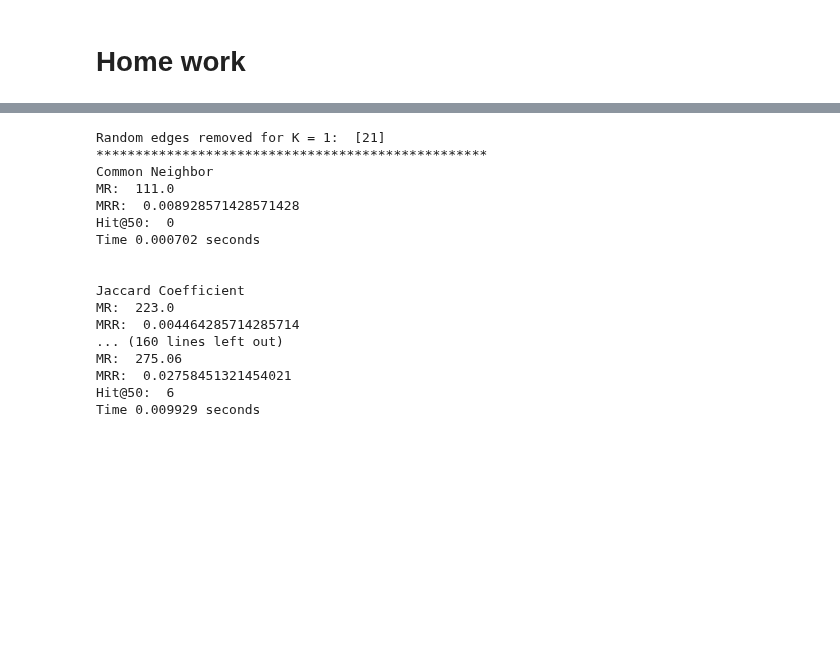
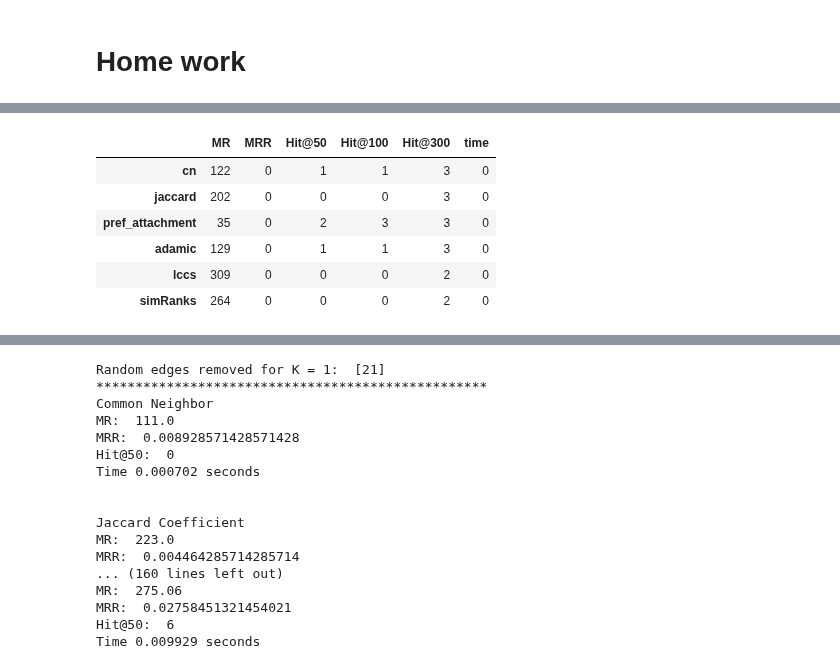
Before and after one commit to mequanent/Social-Networks, a Jupyter notebook: SN_Link_Prediction.ipynb, the cells around one changed output, grey strips where cells are left out. Saved outputs shown, nothing was run; the diff lists cells and outputs as text; code cells hidden in the pictures; blank space fills up the shorter version.

```diff
--- a/SN_Link_Prediction.ipynb
+++ b/SN_Link_Prediction.ipynb
@@ -146,12 +152,12 @@ simRanks = simRank(G)
 #simRanks = nx.simrank_similarity(G, importance_factor=0.8)
 
 # sort the coefficients
-cn = sorted(cn, key=lambda tup: tup[2], reverse=True)
-jaccard = sorted(jaccard, key=lambda tup: tup[2], reverse=True)
-adamic = sorted(adamic, key=lambda tup: tup[2], reverse=True)
-pref_attachment = sorted(pref_attachment, key=lambda tup: tup[2], reverse=True)
-lccs= sorted(lccs, key=lambda tup: tup[2], reverse=True)
-simRanks = sorted(simRanks, key=lambda tup: tup[2], reverse=True)
+cn = sort_coef(cn)
+jaccard = sort_coef(jaccard)
+adamic = sort_coef(adamic)
+pref_attachment = sort_coef(pref_attachment)
+lccs= sort_coef(lccs)
+simRanks = sort_coef(simRanks)
 # %% [markdown]
 ## Evaluation Metrics
 # %%
@@ -298,0 +359,38 @@ def add_to_metrics(coef, N, MRs, MRRs, hitNs, times):
+# %%
+    #MRs, MRRs, hit50, hit100, hit300, times = [], [], [], [], [], []
+    k = 3
+    g = nx.karate_club_graph() # reload the graph to include the removed edges
+
+    # generate non-repeating random integers in the range of num_egdes
+    edges_to_remove = np.random.choice(range(len(g.edges)), k, replace=False)
+    #edges_to_remove = [75, 51, 18]
+    #print(f"Random edges removed for K = {k}: ", edges_to_remove)
+    removed_edges = remove_edges(g, edges_to_remove)
+
+    # get and sort the similarity coefficients
+    cn = sort_coef(nx.common_neighbor_centrality(g)) # common neighbor
+    jaccard = sort_coef(nx.jaccard_coefficient(g))
+    pref_attachment = sort_coef(nx.preferential_attachment(g))
+    adamic = sort_coef(nx.adamic_adar_index(g))
+    lccs =  sort_coef(get_LCC(g))
+    simRanks = sort_coef(simRank(g))
+    #coefs = [cn, jaccard, pref_attachment, adamic, lccs, simRanks]
+    #coefs = ['cn', 'jaccard', 'pref_attachment', 'adamic', 'lccs', 'simRanks']
+    coefs = {'cn': cn, 'jaccard': jaccard, 'pref_attachment': pref_attachment, \
+      'adamic': adamic, 'lccs': lccs, 'simRanks': simRanks}
+    for i in coefs.keys(): # ['MR', 'MRR', 'Hit@50', 'Hit@100', 'Hit@300', 'time']
+      df.loc[i]['MR'] += metric_of_coef(coefs[i], 'MR')
+      df.loc[i]['MRR'] += metric_of_coef(coefs[i], 'MRR')
+      df.loc[i]['Hit@50'] += metric_of_coef(coefs[i], 'Hit@50')
+      df.loc[i]['Hit@100'] += metric_of_coef(coefs[i], 'Hit@100')
+      df.loc[i]['Hit@300'] += metric_of_coef(coefs[i], 'Hit@300')
+      #df.loc[i]['time'] += time.time() - start
+    df
+# %% [output]
+|  | MR | MRR | Hit@50 | Hit@100 | Hit@300 | time |
+| cn | 122 | 0 | 1 | 1 | 3 | 0 |
+| jaccard | 202 | 0 | 0 | 0 | 3 | 0 |
+| pref_attachment | 35 | 0 | 2 | 3 | 3 | 0 |
+| adamic | 129 | 0 | 1 | 1 | 3 | 0 |
+| lccs | 309 | 0 | 0 | 0 | 2 | 0 |
+| simRanks | 264 | 0 | 0 | 0 | 2 | 0 |
```
Also changed, not shown: parts of 19 cells of this notebook.
